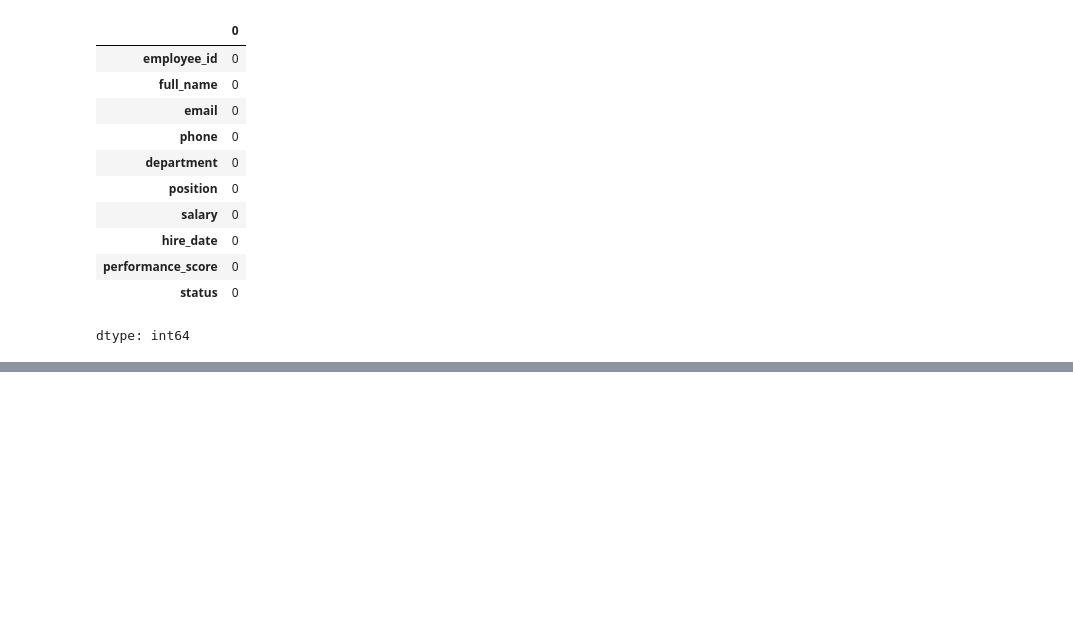
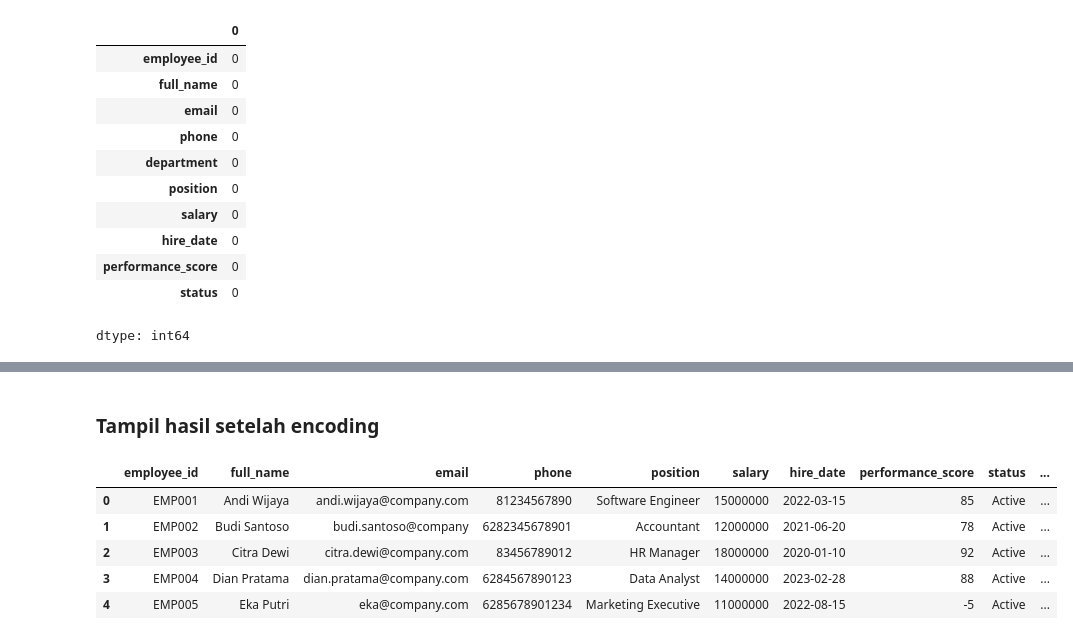
Before and after one commit to galahad20/assignment_Data_Cleaning, a Jupyter notebook: ASSIGNMENT_TEMP_DE14_DAY10_DIMAS_ABIAN_IHSAN.ipynb, the cells around one changed output, grey strips where cells are left out. Cells and saved outputs as stored; diff of their text form; code cells hidden in the pictures; blank space fills up the shorter version.

```diff
--- a/ASSIGNMENT_TEMP_DE14_DAY10_DIMAS_ABIAN_IHSAN.ipynb
+++ b/ASSIGNMENT_TEMP_DE14_DAY10_DIMAS_ABIAN_IHSAN.ipynb
@@ -198,0 +227,15 @@ dtype: int64
+# %%
+#proses one-hot encoding
+df_employee_clean_enc = pd.get_dummies(df_employee_clean_enc, columns=['department'], prefix ='department', dtype=int)
+# %% [markdown]
+### Tampil hasil setelah encoding
+# %%
+#tampil hasil
+df_employee_clean_enc.head()
+# %% [output]
+|  | employee_id | full_name | email | phone | position | salary | hire_date | performance_score | status | ... |
+| 0 | EMP001 | Andi Wijaya | andi.wijaya@company.com | 81234567890 | Software Engineer | 15000000 | 2022-03-15 | 85 | Active | ... |
+| 1 | EMP002 | Budi Santoso | budi.santoso@company | 6282345678901 | Accountant | 12000000 | 2021-06-20 | 78 | Active | ... |
+| 2 | EMP003 | Citra Dewi | citra.dewi@company.com | 83456789012 | HR Manager | 18000000 | 2020-01-10 | 92 | Active | ... |
+| 3 | EMP004 | Dian Pratama | dian.pratama@company.com | 6284567890123 | Data Analyst | 14000000 | 2023-02-28 | 88 | Active | ... |
+| 4 | EMP005 | Eka Putri | eka@company.com | 6285678901234 | Marketing Executive | 11000000 | 2022-08-15 | -5 | Active | ... |
```
Also changed, not shown: parts of 6 cells of this notebook.
